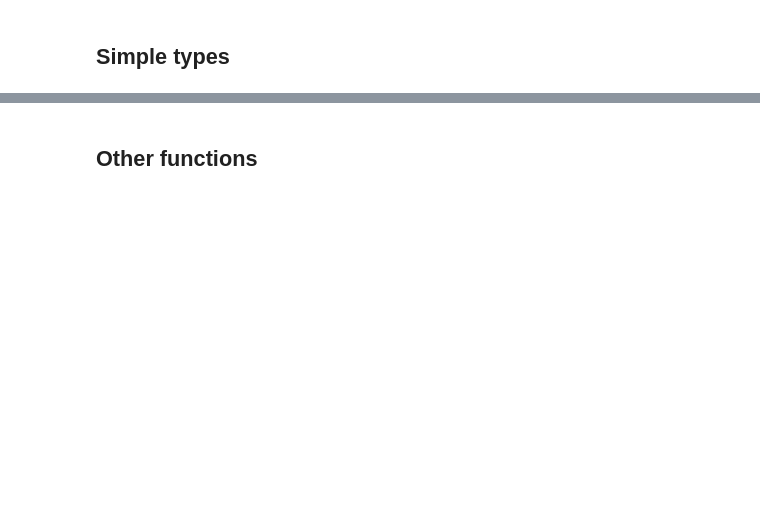
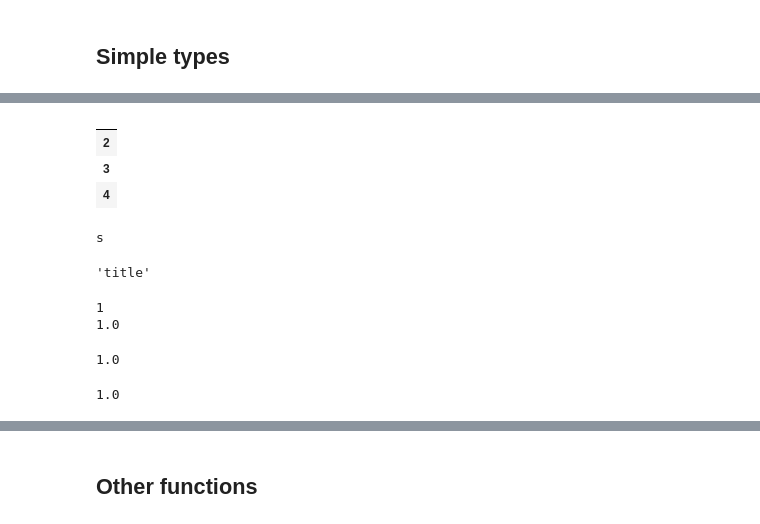
Before and after one commit to EmbraceLife/fastdebug, a Jupyter notebook: nbs/lib/src_fastai_000_torch_core.ipynb, the cells around one changed output, grey strips where cells are left out. Drawn from its saved outputs; the diff is of its cells as text; code cells hidden in the pictures; blank space fills up the shorter version.

```diff
--- a/nbs/lib/src_fastai_000_torch_core.ipynb
+++ b/nbs/lib/src_fastai_000_torch_core.ipynb
@@ -2119,0 +2340,19 @@ test_stdout(lambda: TitledInt(1).show(), '1')
+# %%
+#|hide
+df = pd.DataFrame(index = range(2,5))
+df
+# %% [output]
+|  |
+| 2 |
+| 3 |
+| 4 |
+# %%
+TitledStr('s').show()
+TitledStr('s').show("title")
+TitledInt(1).show()
+TitledFloat(1.).show()
+# %% [output]
+s
+'title'
+1
+1.0
@@ -2120 +2365,7 @@ test_stdout(lambda: TitledInt(1).show(), '1')
+# %%
+TitledFloat(1.)
+TitledFloat(1.).show()
+# %% [output]
+1.0
+1.0
 # %%
```
Also changed, not shown: parts of 95 cells of this notebook, 2 other files.
